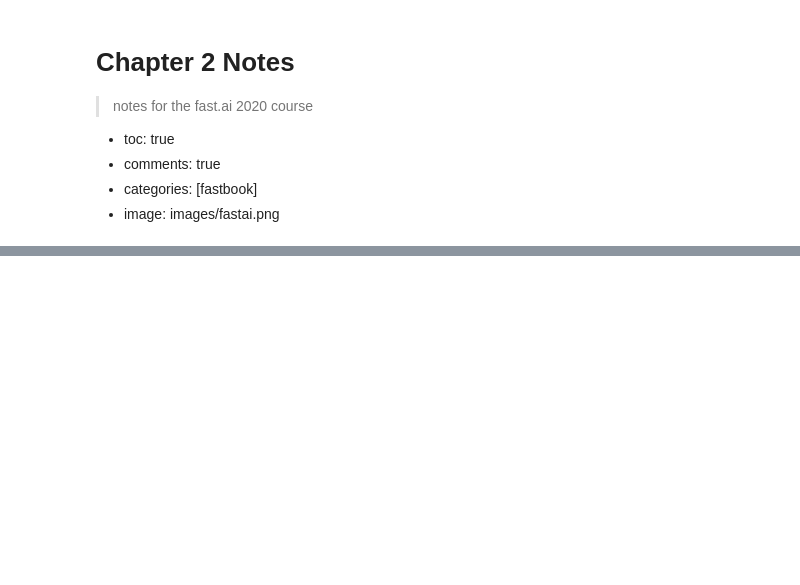
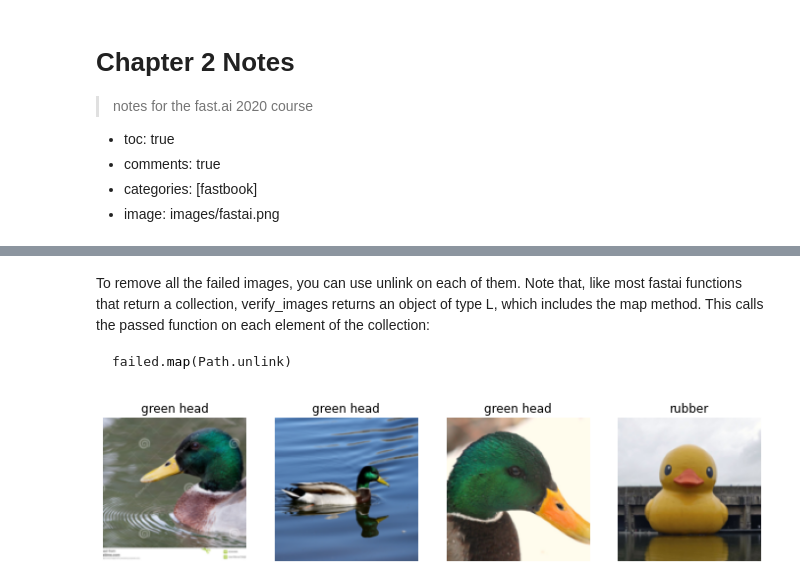
Before and after one commit to MJ-Boruto/blog, a Jupyter notebook: _notebooks/2021-08-02-ch2.ipynb, the cells around one changed output, grey strips where cells are left out. Cells and saved outputs as stored; diff of their text form; code cells hidden in the pictures; blank space fills up the shorter version.

````diff
--- a/_notebooks/2021-08-02-ch2.ipynb
+++ b/_notebooks/2021-08-02-ch2.ipynb
@@ -30,6 +54,6 @@ len(ims)
 # %%
-bear_types = 'grizzly','black','teddy'
-path = Path('bears')
+duck_types = 'white', 'green head', 'rubber'
+path = Path('ducks')
 # %%
 if not path.exists():
     path.mkdir()
@@ -48,0 +83,5 @@ class DataLoaders(GetAttr):
+# %% [markdown]
+To remove all the failed images, you can use unlink on each of them. Note that, like most fastai functions that return a collection, verify_images returns an object of type L, which includes the map method. This calls the passed function on each element of the collection:
+```python
+failed.map(Path.unlink)
+```
@@ -49,5 +91,5 @@ class DataLoaders(GetAttr):
 # %%
-bears = DataBlock(
+ducks = DataBlock(
     blocks=(ImageBlock, CategoryBlock),
     get_items=get_image_files,
     splitter=RandomSplitter(valid_pct=0.2, seed=42),
@@ -56,2 +100,6 @@ bears = DataBlock(
 # %%
-dls = bears.dataloaders(path)
+dls = ducks.dataloaders(path)
+# %%
+dls.valid.show_batch(max_n=4, nrows=1)
+# %% [output]
+[figure, added]
````
Also changed, not shown: parts of 39 cells of this notebook.
